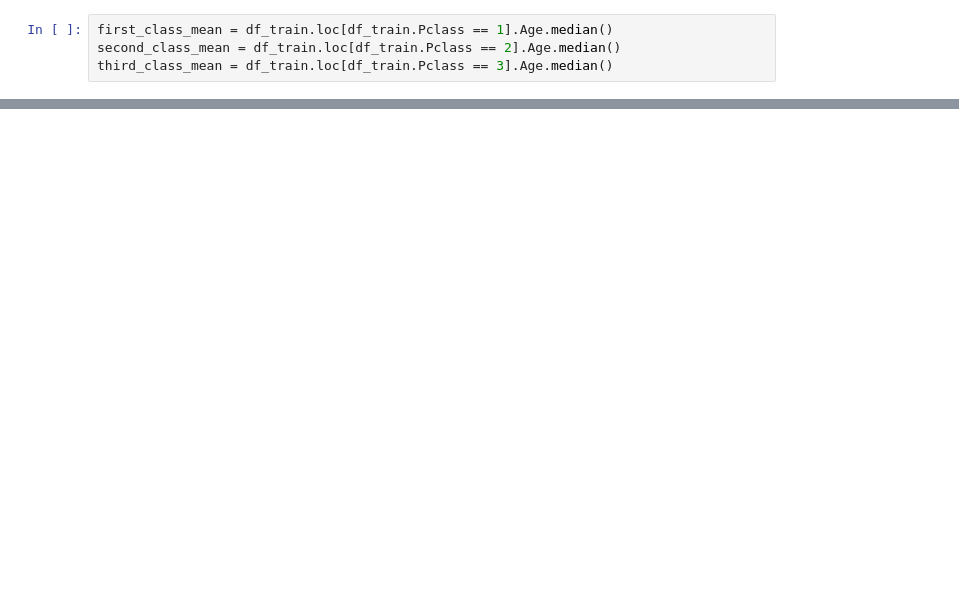
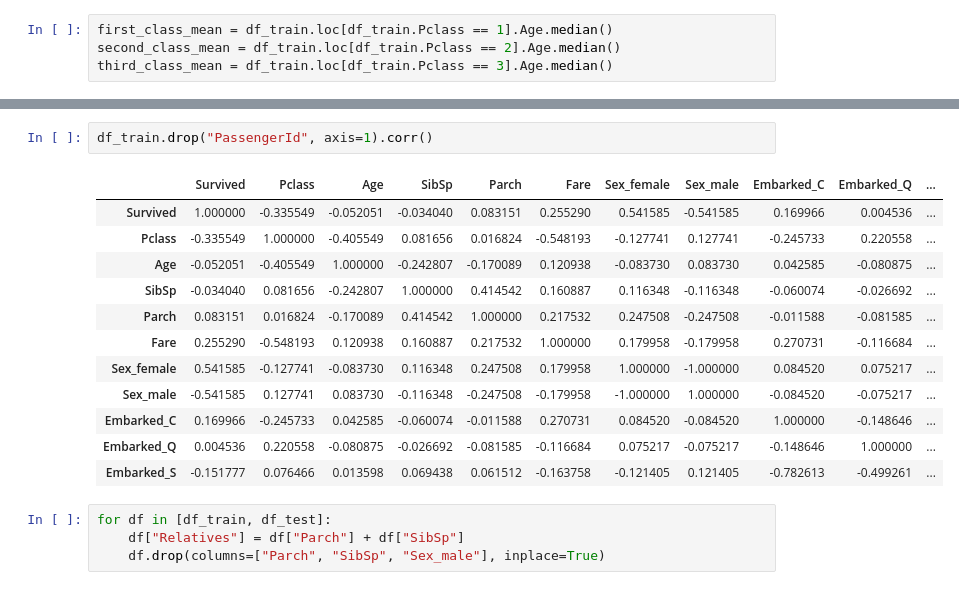
Before and after one commit to KarlsonAV/Titanic_Survival_Prediction, a Jupyter notebook: TitanicSurvivalModel.ipynb, the cells around one changed output, grey strips where cells are left out. Cells and saved outputs as stored; diff of their text form; blank space fills up the shorter version.

```diff
--- a/TitanicSurvivalModel.ipynb
+++ b/TitanicSurvivalModel.ipynb
@@ -111,0 +207,19 @@ third_class_mean = df_train.loc[df_train.Pclass == 3].Age.median()
+# %%
+df_train.drop("PassengerId", axis=1).corr()
+# %% [output]
+|  | Survived | Pclass | Age | SibSp | Parch | Fare | Sex_female | Sex_male | Embarked_C | Embarked_Q | ... |
+| Survived | 1.000000 | -0.335549 | -0.052051 | -0.034040 | 0.083151 | 0.255290 | 0.541585 | -0.541585 | 0.169966 | 0.004536 | ... |
+| Pclass | -0.335549 | 1.000000 | -0.405549 | 0.081656 | 0.016824 | -0.548193 | -0.127741 | 0.127741 | -0.245733 | 0.220558 | ... |
+| Age | -0.052051 | -0.405549 | 1.000000 | -0.242807 | -0.170089 | 0.120938 | -0.083730 | 0.083730 | 0.042585 | -0.080875 | ... |
+| SibSp | -0.034040 | 0.081656 | -0.242807 | 1.000000 | 0.414542 | 0.160887 | 0.116348 | -0.116348 | -0.060074 | -0.026692 | ... |
+| Parch | 0.083151 | 0.016824 | -0.170089 | 0.414542 | 1.000000 | 0.217532 | 0.247508 | -0.247508 | -0.011588 | -0.081585 | ... |
+| Fare | 0.255290 | -0.548193 | 0.120938 | 0.160887 | 0.217532 | 1.000000 | 0.179958 | -0.179958 | 0.270731 | -0.116684 | ... |
+| Sex_female | 0.541585 | -0.127741 | -0.083730 | 0.116348 | 0.247508 | 0.179958 | 1.000000 | -1.000000 | 0.084520 | 0.075217 | ... |
+| Sex_male | -0.541585 | 0.127741 | 0.083730 | -0.116348 | -0.247508 | -0.179958 | -1.000000 | 1.000000 | -0.084520 | -0.075217 | ... |
+| Embarked_C | 0.169966 | -0.245733 | 0.042585 | -0.060074 | -0.011588 | 0.270731 | 0.084520 | -0.084520 | 1.000000 | -0.148646 | ... |
+| Embarked_Q | 0.004536 | 0.220558 | -0.080875 | -0.026692 | -0.081585 | -0.116684 | 0.075217 | -0.075217 | -0.148646 | 1.000000 | ... |
+| Embarked_S | -0.151777 | 0.076466 | 0.013598 | 0.069438 | 0.061512 | -0.163758 | -0.121405 | 0.121405 | -0.782613 | -0.499261 | ... |
+# %%
+for df in [df_train, df_test]:
+    df["Relatives"] = df["Parch"] + df["SibSp"]
+    df.drop(columns=["Parch", "SibSp", "Sex_male"], inplace=True)
```
Also changed, not shown: parts of 23 cells of this notebook.
